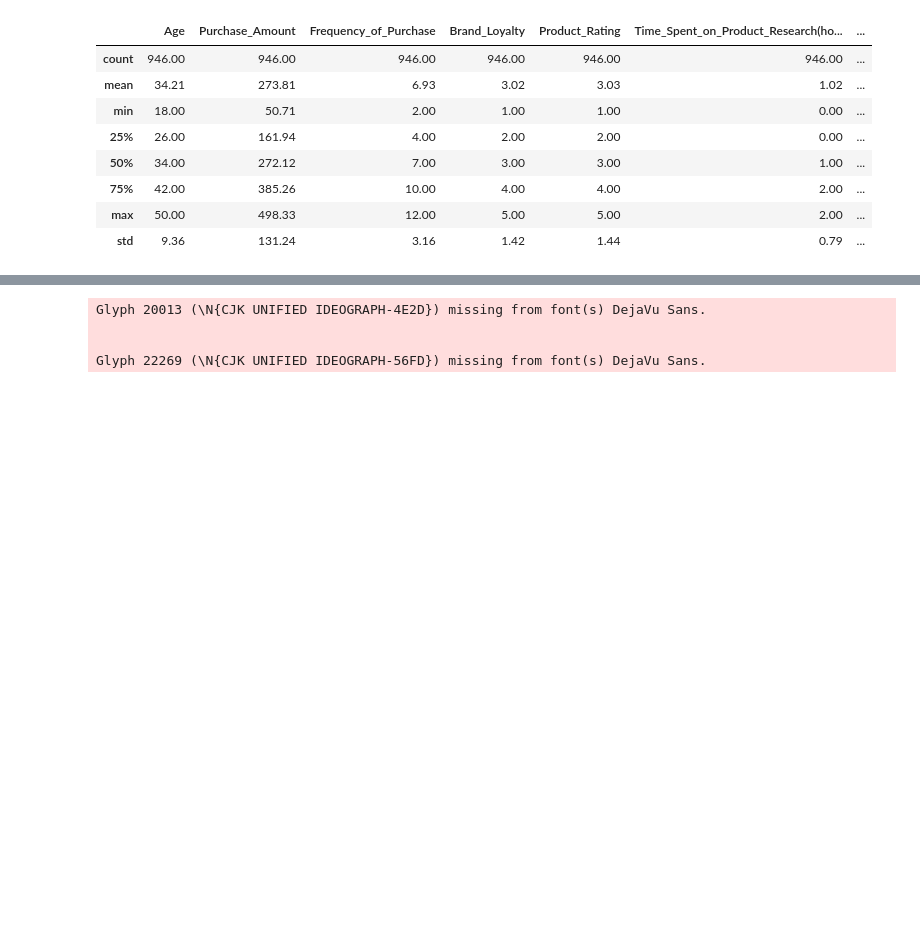
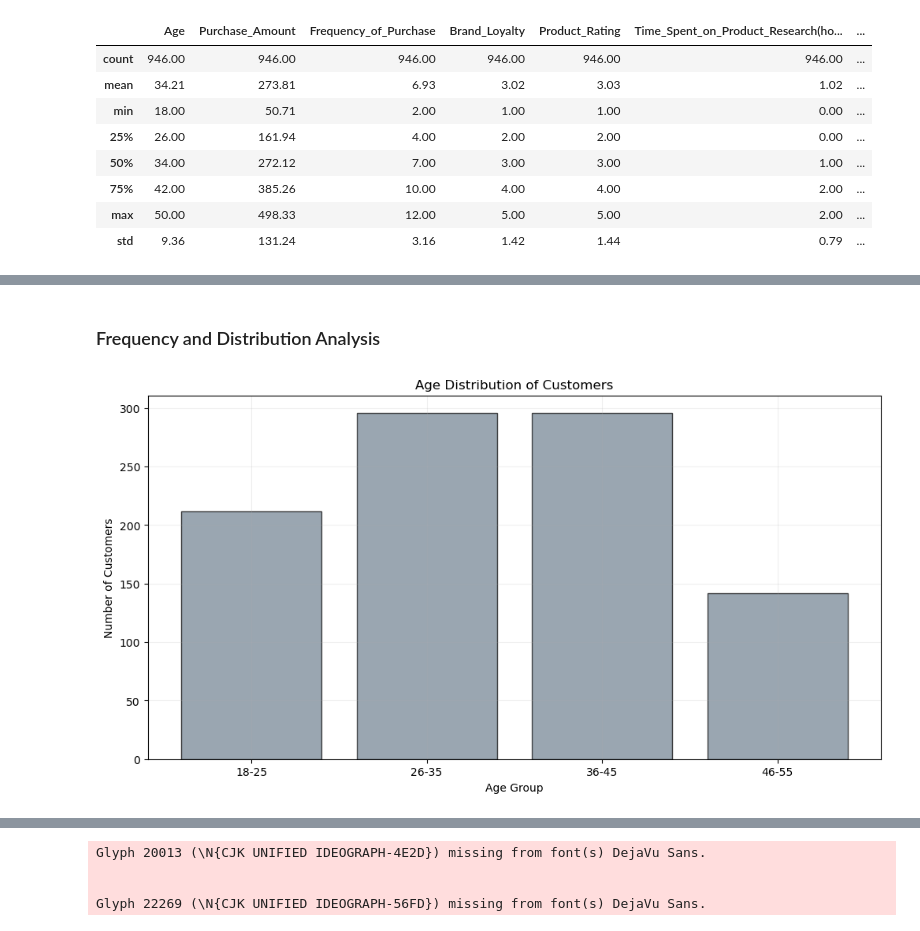
Before and after one commit to marianemcgrath/pfda, a Jupyter notebook: project/project.ipynb, the cells around one changed output, grey strips where cells are left out. Cells and saved outputs as stored; diff of their text form; code cells hidden in the pictures; blank space fills up the shorter version.

```diff
--- a/project/project.ipynb
+++ b/project/project.ipynb
@@ -366,0 +381,18 @@ age_group_performance
+# %% [markdown]
+### Frequency and Distribution Analysis
+# %%
+# To better view our customer groups, let's start profiling our customers by age groups
+plt.figure(figsize=(12, 6))
+age_group_counts = df['Age_Group'].value_counts().sort_index()
+
+# And we'll remove the 55+ group for better visualisation, as there are no customers in that group
+age_group_counts = age_group_counts.drop('55+')
+
+plt.bar(age_group_counts.index, age_group_counts.values, color='slategray', edgecolor='black', alpha=0.7)
+plt.title('Age Distribution of Customers')
+plt.xlabel('Age Group')
+plt.ylabel('Number of Customers')
+plt.grid(alpha=0.2)
+plt.show()
+# %% [output]
+[figure, added]
```
Also changed, not shown: parts of 26 cells of this notebook.
